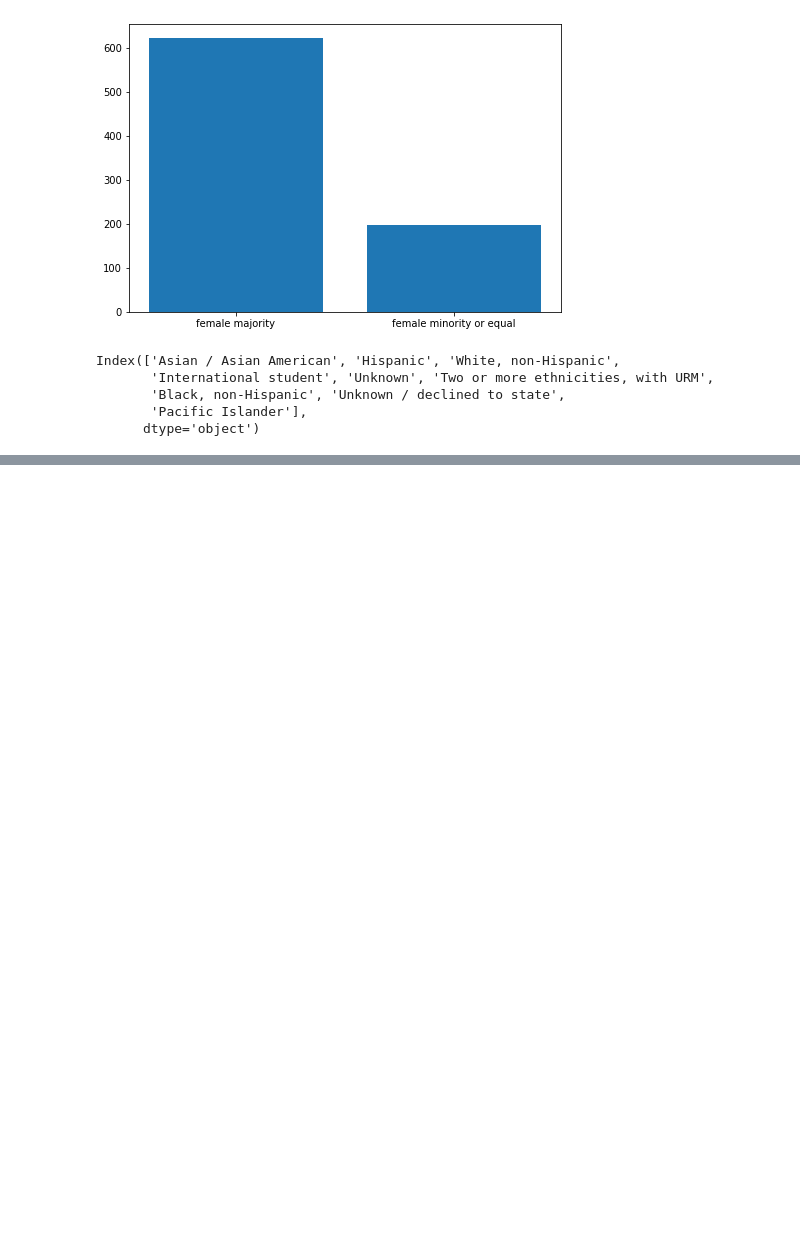
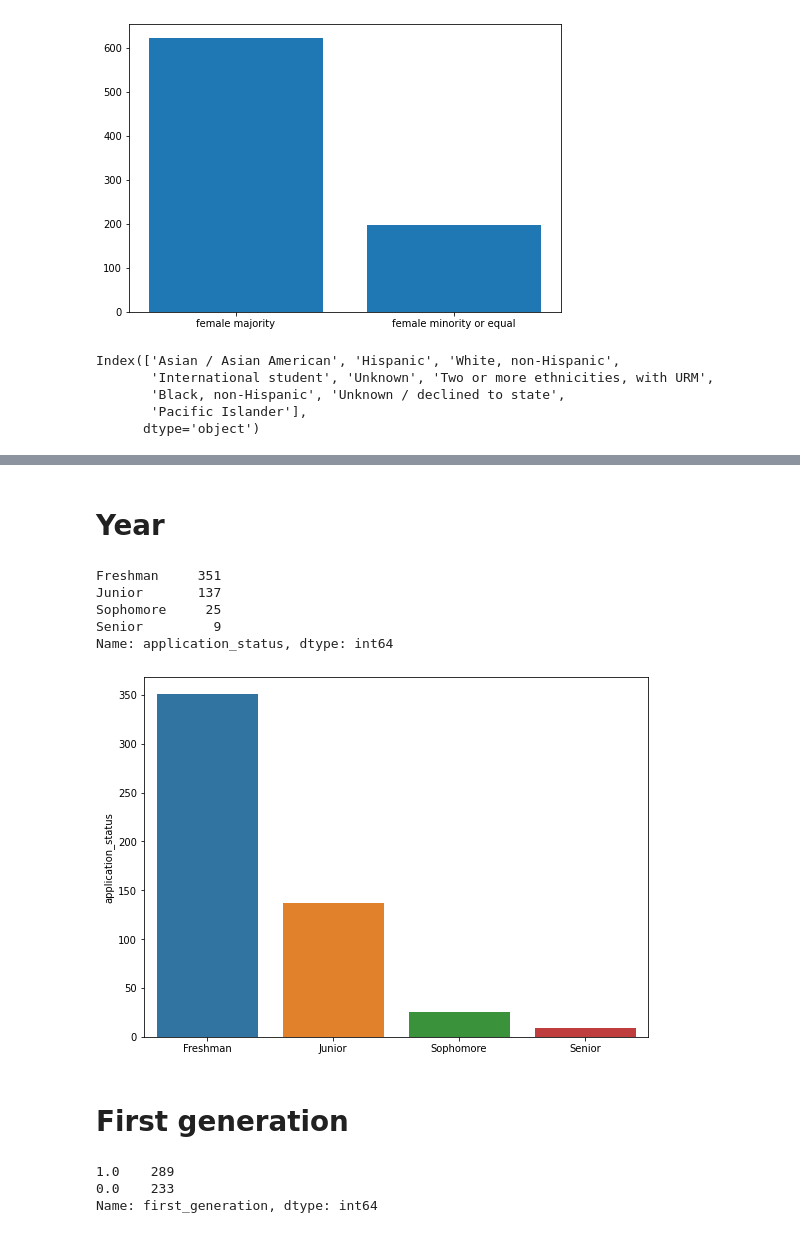
Before and after one commit to The-Language-and-Learning-Analytics-Lab/cult-div-rqa, a Jupyter notebook: Visualization.ipynb, the cells around one changed output, grey strips where cells are left out. Drawn from its saved outputs; the diff is of its cells as text; code cells hidden in the pictures; blank space fills up the shorter version.

```diff
--- a/Visualization.ipynb
+++ b/Visualization.ipynb
@@ -70,0 +94,27 @@ len(data.mellon_id.unique())
+# %% [markdown]
+# Year
+# %%
+data.groupby(['mellon_id']).application_status.max().value_counts()
+# %% [output]
+Freshman     351
+Junior       137
+Sophomore     25
+Senior         9
+Name: application_status, dtype: int64
+# %%
+fig = plt.figure(figsize=(7,5))
+ax = fig.add_axes([0,0,1,1])
+k = data.groupby(['mellon_id']).application_status.max().value_counts().index
+val = data.groupby(['mellon_id']).application_status.max().value_counts()
+sns.barplot(k, val)
+plt.show()
+# %% [output]
+[figure, added]
+# %% [markdown]
+# First generation
+# %%
+data.groupby(['mellon_id']).first_generation.max().value_counts()
+# %% [output]
+1.0    289
+0.0    233
+Name: first_generation, dtype: int64
```
Also changed, not shown: parts of 17 cells of this notebook, 1 other file.
